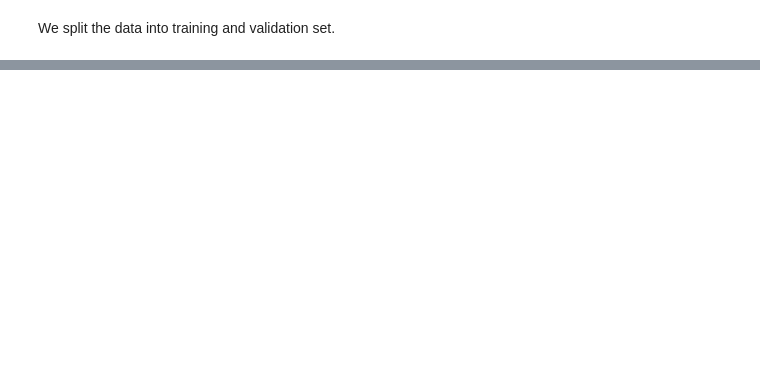
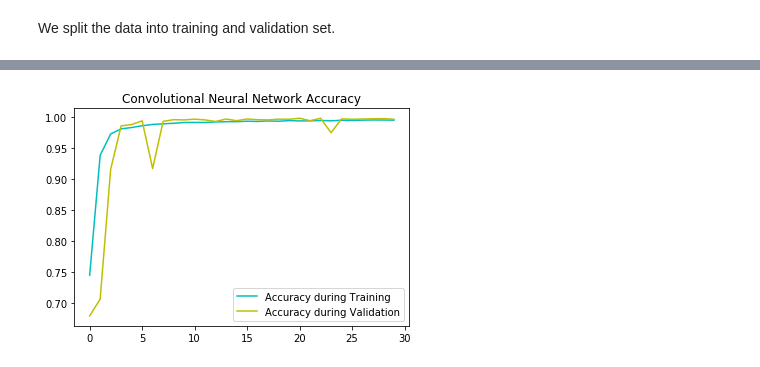
Before and after one commit to balajib26/Convolutional_Neural_Network, a Jupyter notebook: Kannada MNIST.ipynb, the cells around one changed output, grey strips where cells are left out. Drawn from its saved outputs; the diff is of its cells as text; code cells hidden in the pictures; blank space fills up the shorter version.

```diff
--- a/Kannada MNIST.ipynb
+++ b/Kannada MNIST.ipynb
@@ -279,0 +271,10 @@ sample_submission.to_csv("submission.csv",index=False)
+# %%
+plt.title('Convolutional Neural Network Accuracy')
+plt.plot(eps, ta, 'c', label='Accuracy during Training')
+plt.plot(eps, va, 'y', label='Accuracy during Validation')
+
+plt.legend()
+
+plt.show()
+# %% [output]
+[figure, added]
```
Also changed, not shown: parts of 37 cells of this notebook, 1 other file.
